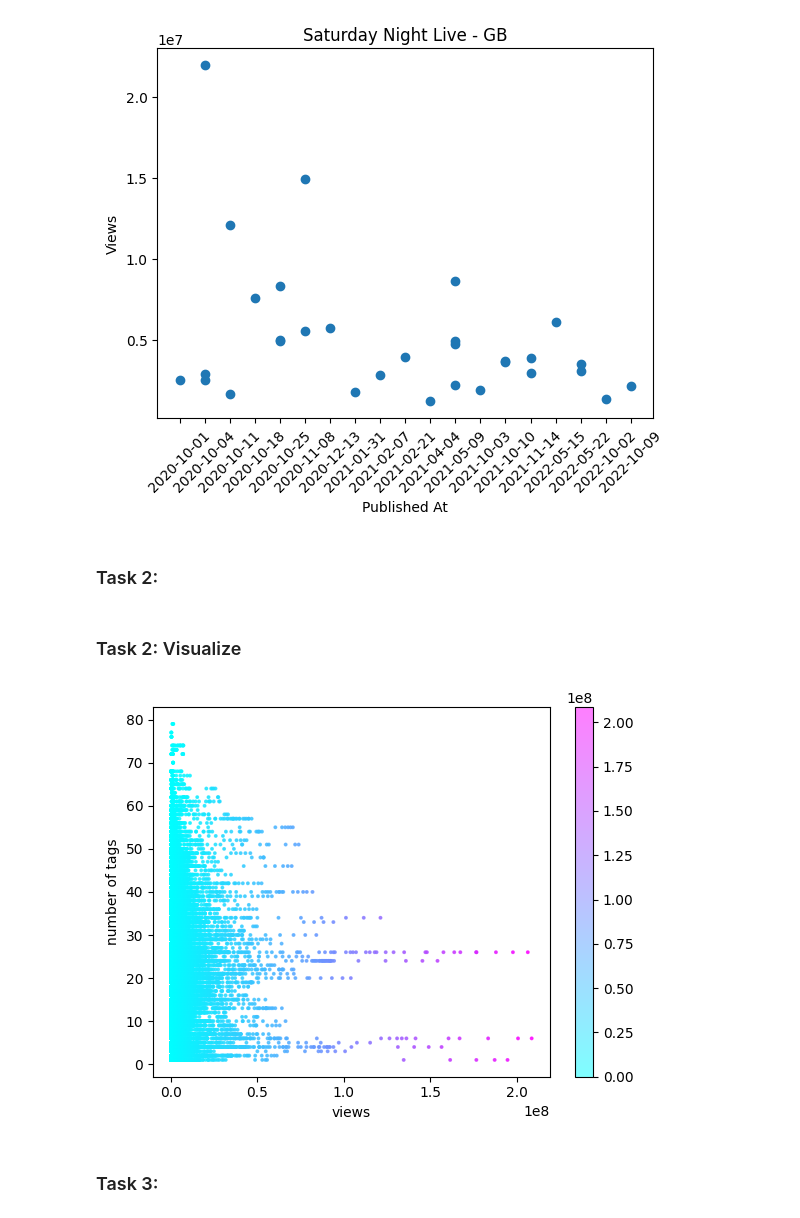
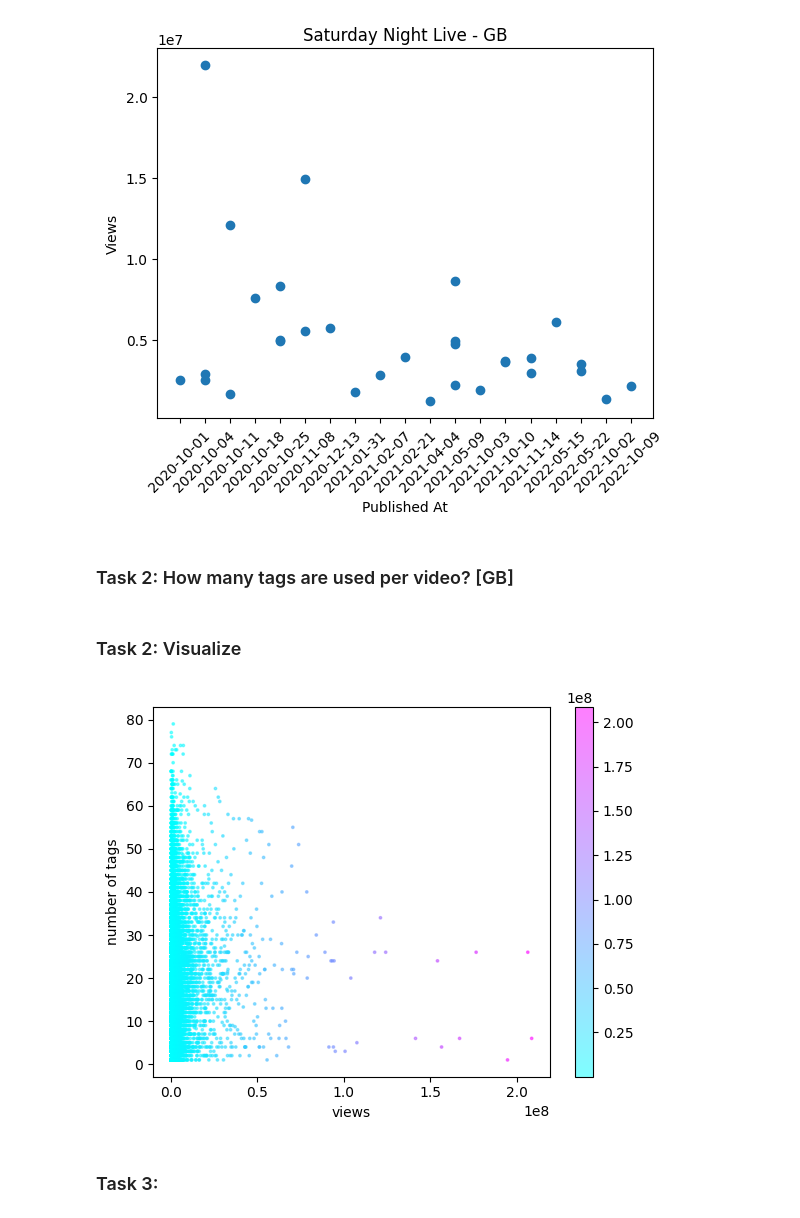
Before and after one commit to AlexandrosMaragkakis/Youtube_data_analysis, a Jupyter notebook: BigDataManagement - Project #2.ipynb, the cells around one changed output. Drawn from its saved outputs; the diff is of its cells as text; code cells hidden in the pictures.

Commit message:
Fix pipeline of task 2 and its results

```diff
--- a/BigDataManagement - Project #2.ipynb
+++ b/BigDataManagement - Project #2.ipynb
@@ -131,7 +131,7 @@ plt.show()
 # %% [output]
 [figure]
 # %% [markdown]
-### Task 2:
+### Task 2: How many tags are used per video? [GB]
 # %%
 result = client['my_db']['videos_data'].aggregate([
     {
@@ -141,40 +141,59 @@ result = client['my_db']['videos_data'].aggregate([
                 '$nin': [
                     '[None]'
                 ]
+            },
+            'view_count': {
+                '$gt': 0
             }
         }
     }, {
         '$sort': {
-            'view_count': 1
+            'trending_date': -1
+        }
+    }, {
+        '$group': {
+            '_id': '$title',
+            'avg_num_tags': {
+                '$avg': {
+                    '$size': '$tags'
+                }
+            },
+            'views': {
+                '$first': '$view_count'
+            },
+            'video_id': {
+                '$first': '$video_id'
+            }
+        }
+    }, {
+        '$sort': {
+            'views': -1
         }
     }, {
         '$project': {
             '_id': 0,
-            'num_tags': {
-                '$size': '$tags'
-            },
+            'avg_num_tags': 1,
             'video_id': 1,
-            'view_count': 1,
-            'tags': 1
+            'views': 1
         }
     }
 ])
 
 views = []
-num_tags = []
+avg_num_tags = []
 for item in result:
-    num_tags.append(item['num_tags'])
-    views.append(item['view_count'])
+    avg_num_tags.append(item['avg_num_tags'])
+    views.append(item['views'])
 # %% [markdown]
 ### Task 2: Visualize
 # %%
-plt.scatter(views, num_tags, s=3, alpha=0.5, c=views, cmap='cool')
+plt.scatter(views, avg_num_tags, s=3, alpha=0.5, c=views, cmap='cool')
 plt.colorbar()
 plt.xlabel('views')
 plt.ylabel('number of tags')
 plt.show()
 # %% [output]
-[figure, old version]
+[figure, new version]
 # %% [markdown]
 ### Task 3:
 # %%
```
Also changed, not shown: parts of 1 cell of this notebook, 2 other files.
